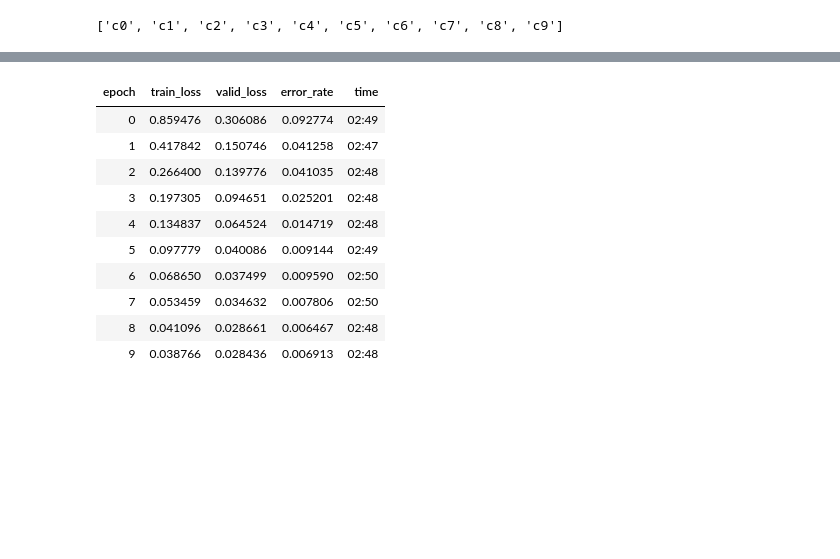
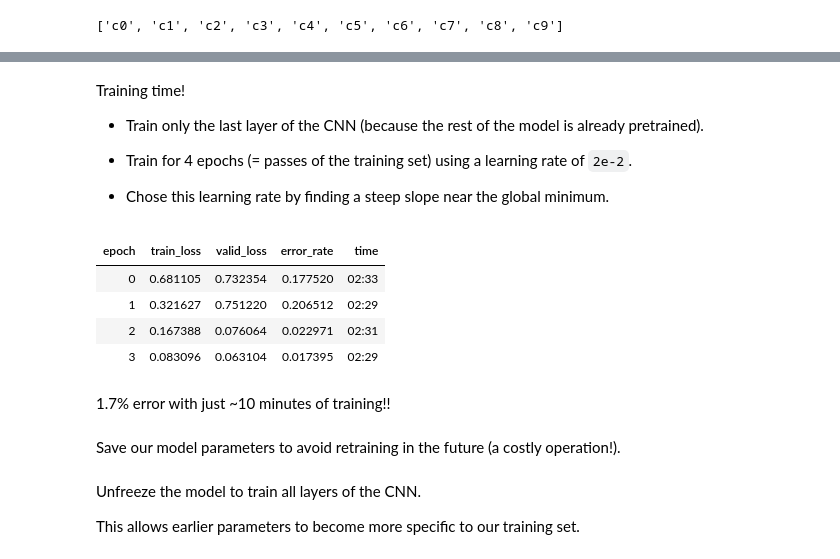
Before and after one commit to vitsalis/kaggle, a Jupyter notebook: distracted-driver/distracted-driver.ipynb, the cells around one changed output, grey strips where cells are left out. Saved outputs shown, nothing was run; the diff lists cells and outputs as text; code cells hidden in the pictures; blank space fills up the shorter version.

```diff
--- a/distracted-driver/distracted-driver.ipynb
+++ b/distracted-driver/distracted-driver.ipynb
@@ -9,6 +15,15 @@ np.random.seed(42)
+# %%
+train_path = imgs/'train'
+test_path = imgs/'test'
 # %%
-dbunch = ImageDataBunch.from_folder(data, train=".", valid_pct=0.2,
-                                   ds_tfms=get_transforms(), size=224, num_workers=4).normalize(imagenet_stats)
+dbunch = ImageDataBunch.from_folder(
+    train_path, # folder that contains the data
+    train=".", # relative location of the folder of the training set
+    valid_pct=0.2, # Percentage of validation set
+    ds_tfms=get_transforms(), # transformations - use default
+    size=224, # size of images
+    num_workers=8 # number of cpu workers
+).normalize(imagenet_stats) # normalize via imagenet stats
 # %%
 dbunch.classes
 # %% [output]
@@ -28,2 +52,2 @@ from sklearn.metrics import log_loss
 # %%
-learn = cnn_learner(dbunch, model, metrics=error_rate)
+learn = cnn_learner(dbunch, models.resnet50, metrics=[error_rate])
@@ -30,15 +65,21 @@ learn = cnn_learner(dbunch, model, metrics=error_rate)
+# %% [markdown]
+Training time!
+
+- Train only the last layer of the CNN (because the rest of the model is already pretrained).
+
+- Train for 4 epochs (= passes of the training set) using a learning rate of `2e-2`.
+
+- Chose this learning rate by finding a steep slope near the global minimum.
 # %%
-learn.fit_one_cycle(10)
+learn.fit_one_cycle(4, 2e-2)
 # %% [output]
 | epoch | train_loss | valid_loss | error_rate | time |
-| 0 | 0.859476 | 0.306086 | 0.092774 | 02:49 |
-| 1 | 0.417842 | 0.150746 | 0.041258 | 02:47 |
-| 2 | 0.266400 | 0.139776 | 0.041035 | 02:48 |
-| 3 | 0.197305 | 0.094651 | 0.025201 | 02:48 |
-| 4 | 0.134837 | 0.064524 | 0.014719 | 02:48 |
-| 5 | 0.097779 | 0.040086 | 0.009144 | 02:49 |
-| 6 | 0.068650 | 0.037499 | 0.009590 | 02:50 |
-| 7 | 0.053459 | 0.034632 | 0.007806 | 02:50 |
-| 8 | 0.041096 | 0.028661 | 0.006467 | 02:48 |
-| 9 | 0.038766 | 0.028436 | 0.006913 | 02:48 |
+| 0 | 0.681105 | 0.732354 | 0.177520 | 02:33 |
+| 1 | 0.321627 | 0.751220 | 0.206512 | 02:29 |
+| 2 | 0.167388 | 0.076064 | 0.022971 | 02:31 |
+| 3 | 0.083096 | 0.063104 | 0.017395 | 02:29 |
+# %% [markdown]
+1.7% error with just ~10 minutes of training!!
+# %% [markdown]
+Save our model parameters to avoid retraining in the future (a costly operation!).
 # %%
@@ -48,2 +89,6 @@ learn.load(figname + '-stage-1');
+# %% [markdown]
+Unfreeze the model to train all layers of the CNN.
+
+This allows earlier parameters to become more specific to our training set.
 # %%
 learn.unfreeze()
```
Also changed, not shown: parts of 72 cells of this notebook.
